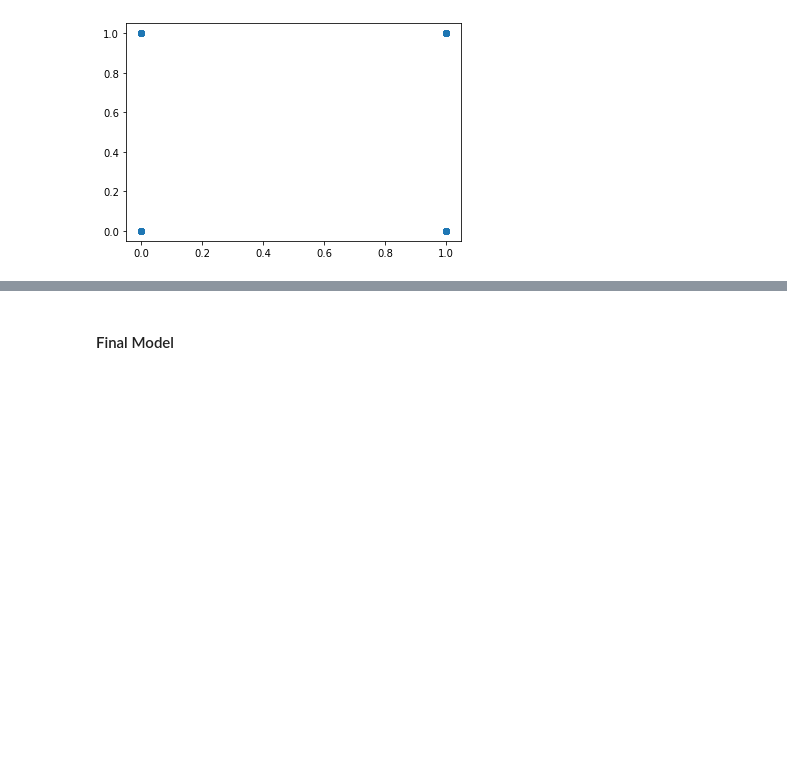
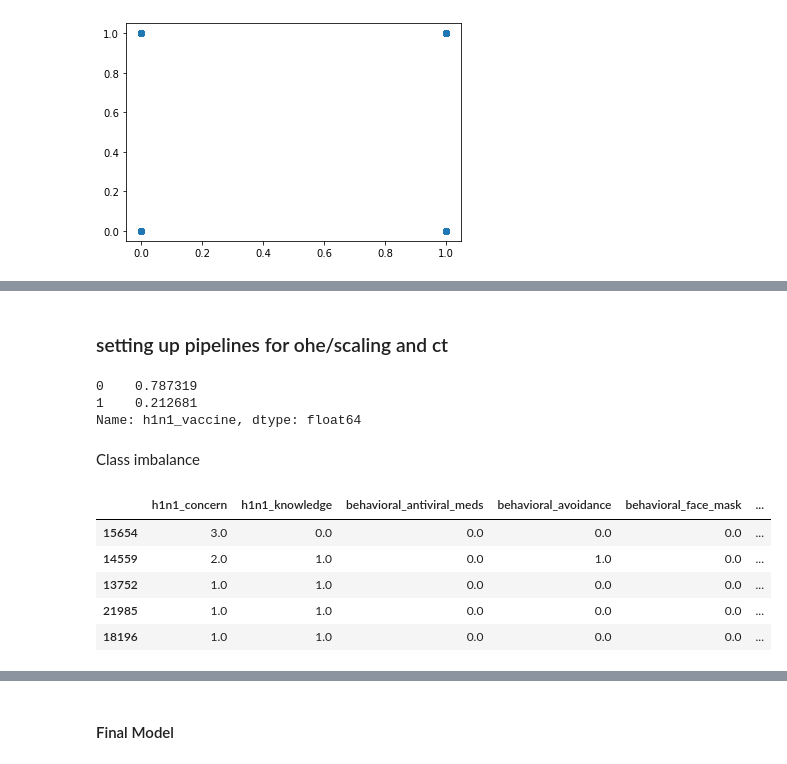
Before and after one commit to xiaohua-su/Predicting_H1N1_Vaccination, a Jupyter notebook: Scratch.ipynb, the cells around one changed output, grey strips where cells are left out. Saved outputs shown, nothing was run; the diff lists cells and outputs as text; code cells hidden in the pictures; blank space fills up the shorter version.

```diff
--- a/Scratch.ipynb
+++ b/Scratch.ipynb
@@ -26,6 +26,8 @@ df = pd.read_csv('./data/training_set_features.csv')
 df2 = pd.read_csv('./data/training_set_labels.csv')
 # %% [markdown]
 A test set_feature was provided as well but unfortunately the set_labels that contain the target is with-held for the DataDriven competition. As such for the purposes of model testing, a train-test split will be performed on the training data provided.
+# %%
+pd.set_option('display.max_columns', None)
 # %%
 df
 # %% [output]
@@ -356,0 +396,19 @@ ValueError: could not convert string to float: '65+ Years'
+# %% [markdown]
+### setting up pipelines for ohe/scaling and ct
+# %%
+y_train.value_counts(normalize = True)
+# %% [output]
+0    0.787319
+1    0.212681
+Name: h1n1_vaccine, dtype: float64
+# %% [markdown]
+Class imbalance
+# %%
+X_train.head()
+# %% [output]
+|  | h1n1_concern | h1n1_knowledge | behavioral_antiviral_meds | behavioral_avoidance | behavioral_face_mask | ... |
+| 15654 | 3.0 | 0.0 | 0.0 | 0.0 | 0.0 | ... |
+| 14559 | 2.0 | 1.0 | 0.0 | 1.0 | 0.0 | ... |
+| 13752 | 1.0 | 1.0 | 0.0 | 0.0 | 0.0 | ... |
+| 21985 | 1.0 | 1.0 | 0.0 | 0.0 | 0.0 | ... |
+| 18196 | 1.0 | 1.0 | 0.0 | 0.0 | 0.0 | ... |
```
Also changed, not shown: parts of 48 cells of this notebook.
